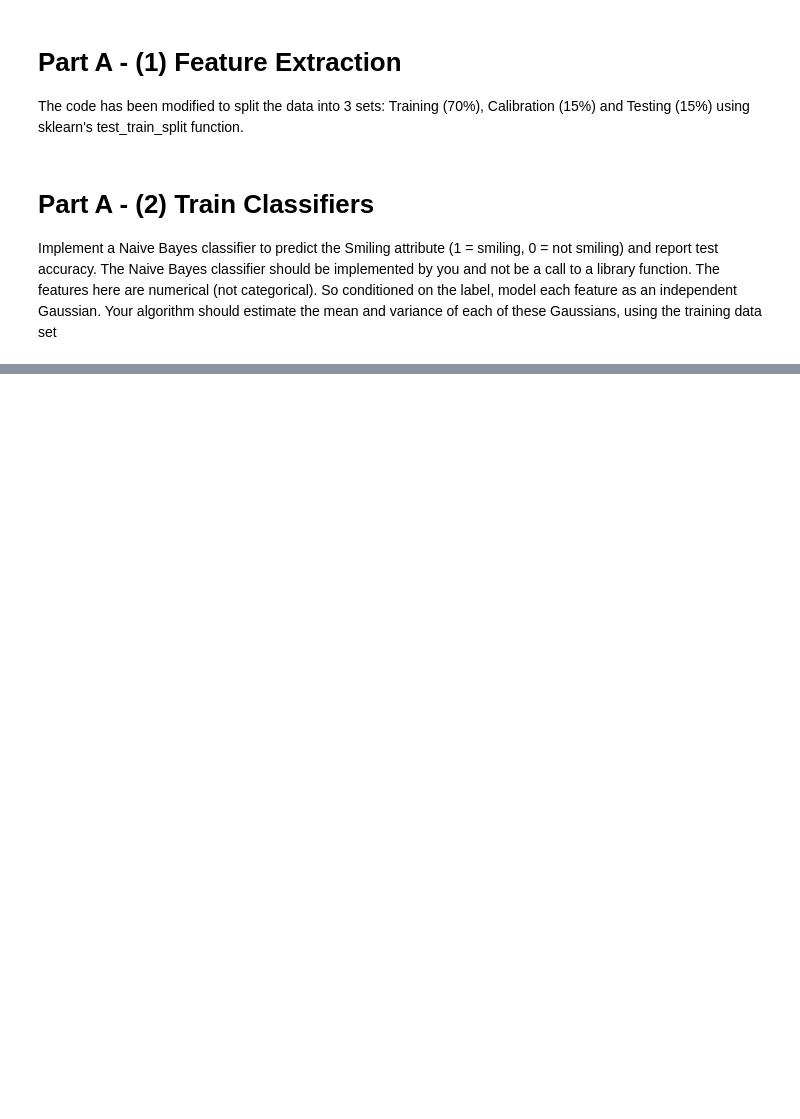
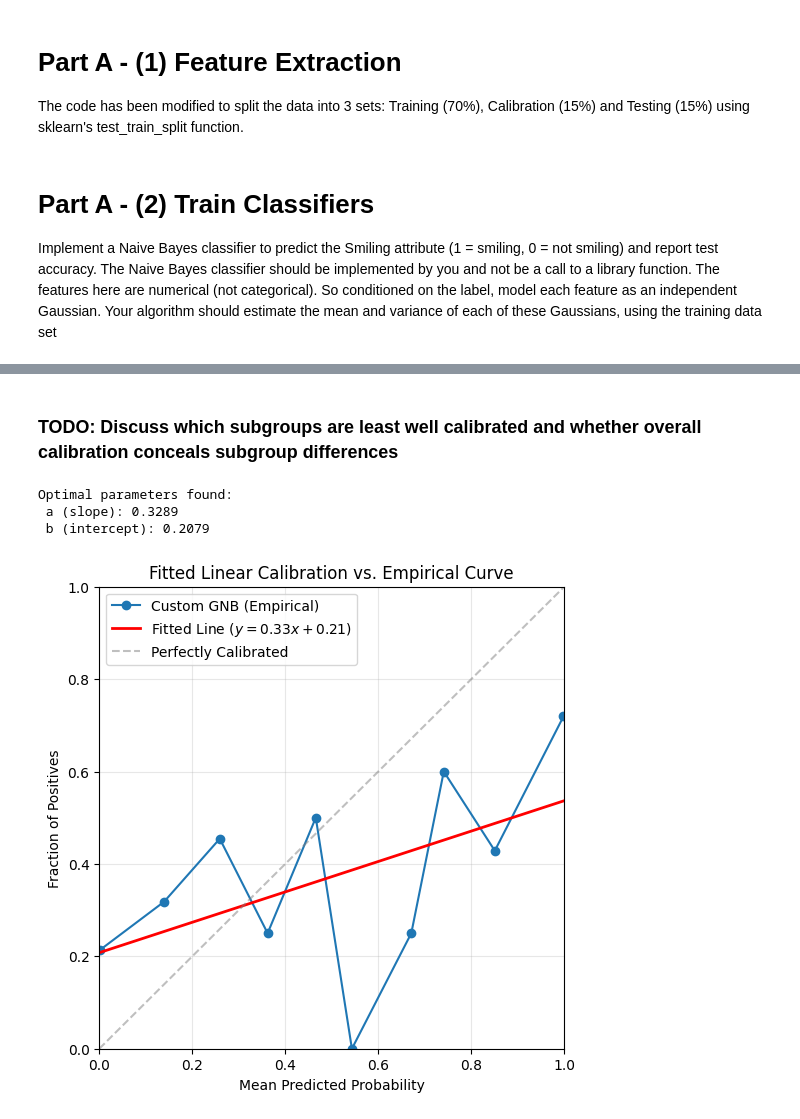
Before and after one commit to ArtyBr/cs342_cw, a Jupyter notebook: project.ipynb, the cells around one changed output, grey strips where cells are left out. Drawn from its saved outputs; the diff is of its cells as text; code cells hidden in the pictures; blank space fills up the shorter version.

```diff
--- a/project.ipynb
+++ b/project.ipynb
@@ -131,0 +384,50 @@ calib_data = all_data.iloc[test_end:]
+# %% [markdown]
+### TODO: Discuss which subgroups are least well calibrated and whether overall calibration conceals subgroup differences
+# %%
+def fit_linear_regression_manual(x, y):
+    """
+    Manually fits a linear regression model y = ax + b to the data
+    using the closed-form solution (Normal Equations).
+    """
+    n = len(x)
+
+    # Calculate necessary sums
+    sum_x = np.sum(x)
+    sum_y = np.sum(y)
+    sum_xy = np.sum(x * y)
+    sum_xx = np.sum(x * x)
+
+    # Calculate slope 'a'
+    # Formula: (N * sum(xy) - sum(x)*sum(y)) / (N * sum(x^2) - (sum(x))^2)
+    numerator = (n * sum_xy) - (sum_x * sum_y)
+    denominator = (n * sum_xx) - (sum_x ** 2)
+    a = numerator / denominator
+
+    # Calculate intercept 'b'
+    # Formula: (sum(y) - a * sum(x)) / N
+    b = (sum_y - a * sum_x) / n
+
+    return a, b
+
+a_opt, b_opt = fit_linear_regression_manual(prob_pred, prob_true)
+print(f"Optimal parameters found:\n a (slope): {a_opt:.4f}\n b (intercept): {b_opt:.4f}")
+
+plt.figure(figsize=(6, 6))
+plt.plot(prob_pred, prob_true, marker='o', label='Custom GNB (Empirical)', color='tab:blue')
+x_line = np.linspace(0, 1, 100)
+y_line = a_opt * x_line + b_opt
+plt.plot(x_line, y_line, linestyle='-', color='red', linewidth=2, label=f'Fitted Line ($y={a_opt:.2f}x {b_opt:+.2f}$)')
+plt.plot([0, 1], [0, 1], linestyle='--', color='gray', alpha=0.5, label='Perfectly Calibrated')
+plt.xlabel('Mean Predicted Probability')
+plt.ylabel('Fraction of Positives')
+plt.title('Fitted Linear Calibration vs. Empirical Curve')
+plt.legend()
+plt.grid(True, alpha=0.3)
+plt.xlim(0, 1)
+plt.ylim(0, 1)
+plt.show()
+# %% [output]
+Optimal parameters found:
+ a (slope): 0.3289
+ b (intercept): 0.2079
+[figure, added]
```
Also changed, not shown: parts of 16 cells of this notebook, 6 other files.
